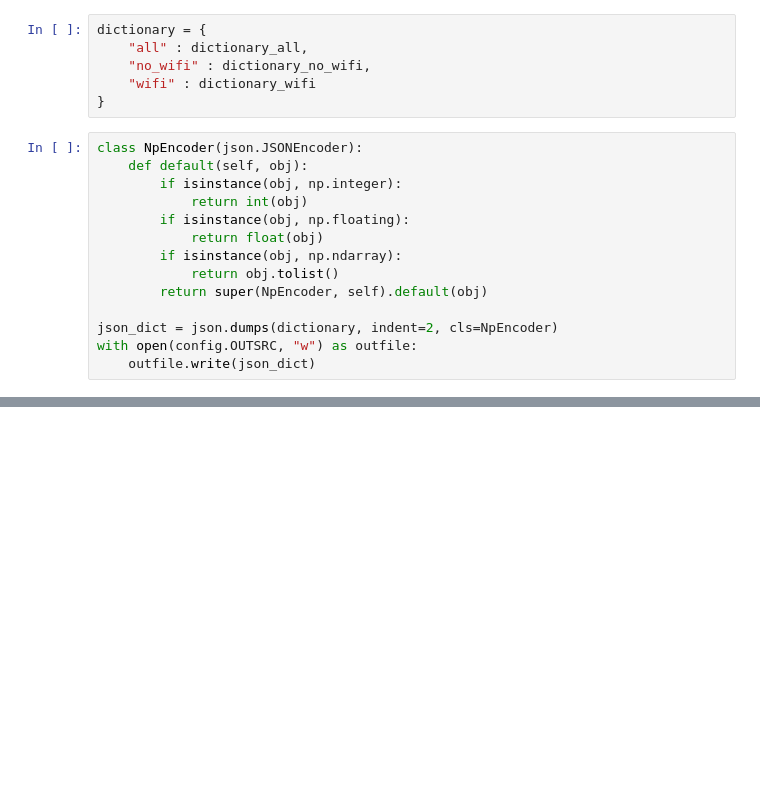
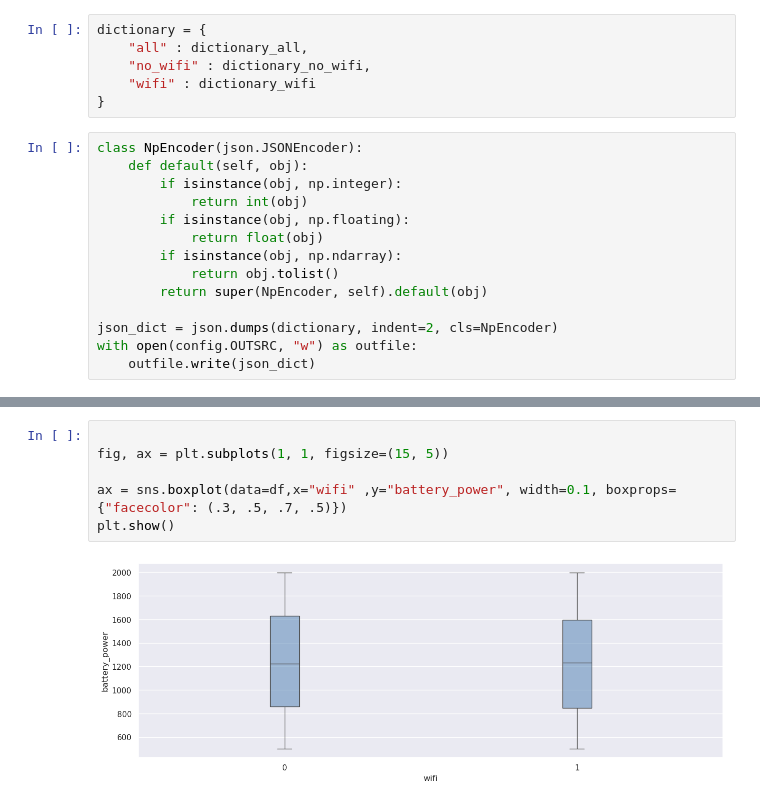
Before and after one commit to AntonSexov/statistics, a Jupyter notebook: lab_1/src/main.ipynb, the cells around one changed output, grey strips where cells are left out. Cells and saved outputs as stored; diff of their text form; blank space fills up the shorter version.

```diff
--- a/lab_1/src/main.ipynb
+++ b/lab_1/src/main.ipynb
@@ -63,0 +119,8 @@ with open(config.OUTSRC, "w") as outfile:
+# %%
+
+fig, ax = plt.subplots(1, 1, figsize=(15, 5))
+
+ax = sns.boxplot(data=df,x="wifi" ,y="battery_power", width=0.1, boxprops={"facecolor": (.3, .5, .7, .5)})
+plt.show()
+# %% [output]
+[figure, added]
```
Also changed, not shown: parts of 5 cells of this notebook, 1 other file.
